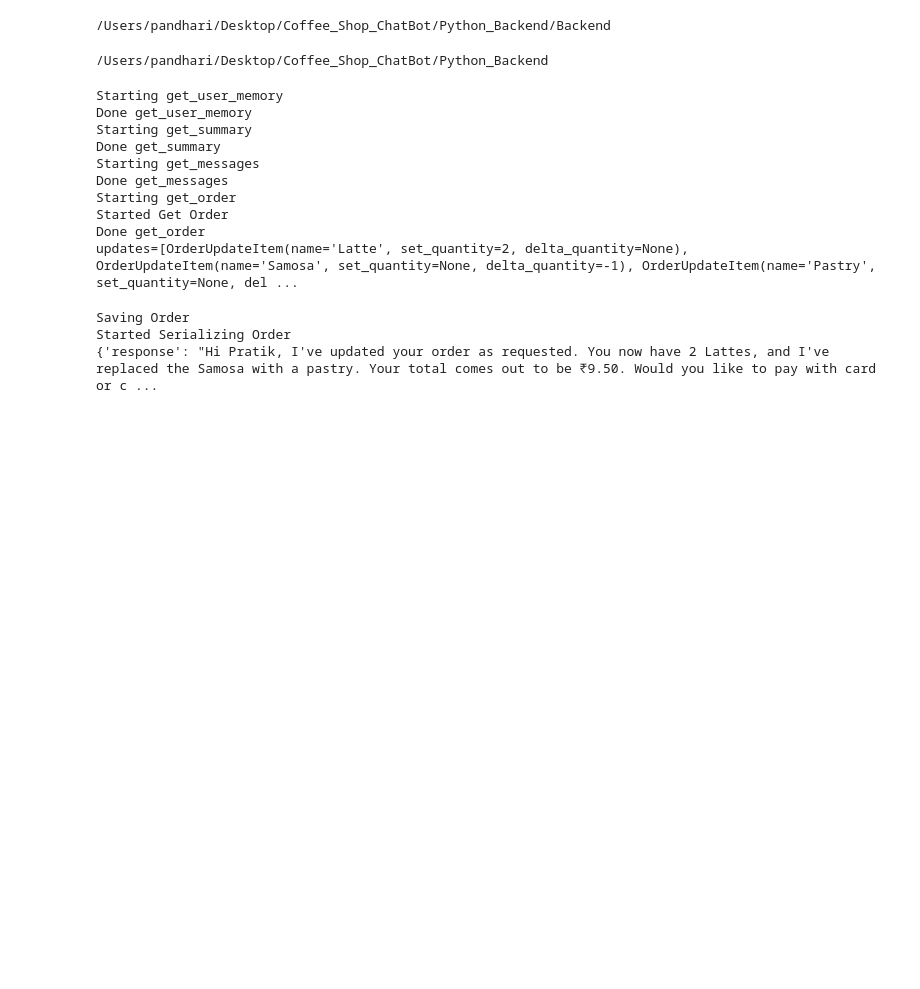
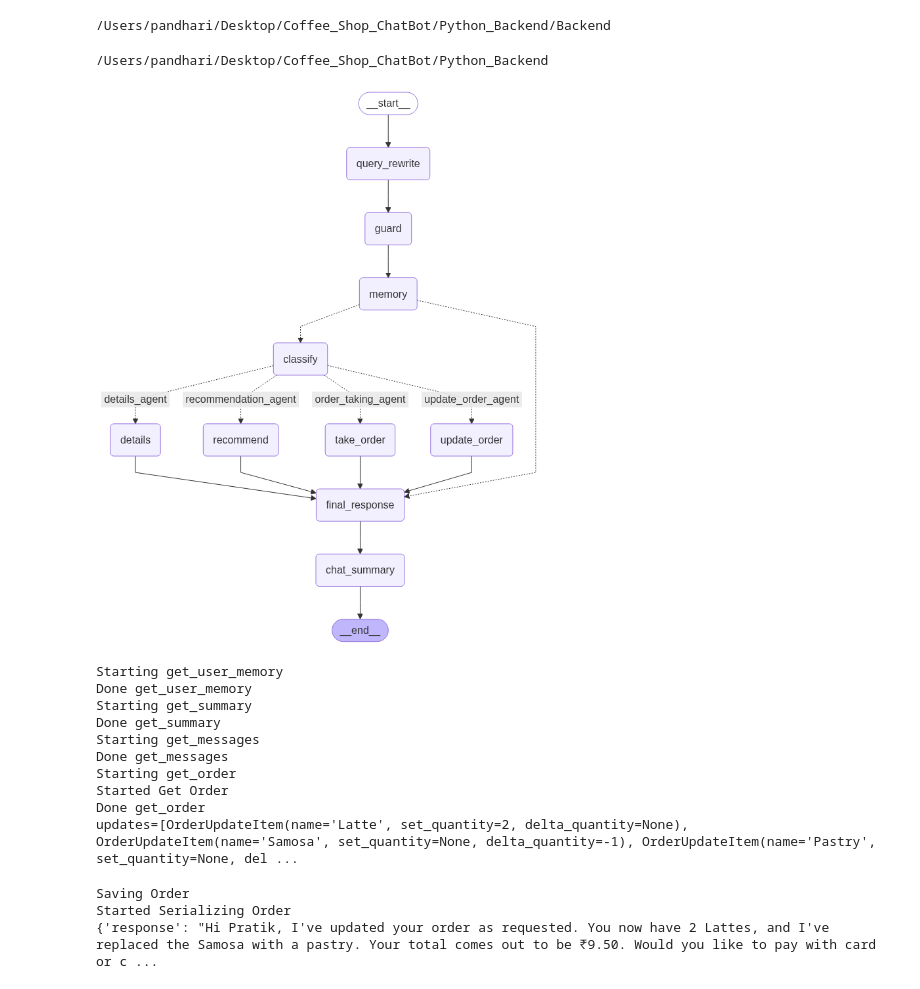
Before and after one commit to Pandharimaske/Coffee_Shop_ChatBot, a Jupyter notebook: Python_Backend/Backend/experiments/temp.ipynb, the cells around one changed output. Saved outputs shown, nothing was run; the diff lists cells and outputs as text; code cells hidden in the pictures; blank space fills up the shorter version.

```diff
--- a/Python_Backend/Backend/experiments/temp.ipynb
+++ b/Python_Backend/Backend/experiments/temp.ipynb
@@ -15,11 +15,13 @@ print(os.getcwd())
 # %% [output]
 /Users/pandhari/Desktop/Coffee_Shop_ChatBot/Python_Backend
 # %%
-# from Backend.graph.coffee_shop_graph import build_coffee_shop_graph
-# build = build_coffee_shop_graph()
+from Backend.graph.coffee_shop_graph import build_coffee_shop_graph
+build = build_coffee_shop_graph()
 # %%
-# from IPython.display import Image , display
-# display(Image(build.get_graph(xray=True).draw_mermaid_png()))
+from IPython.display import Image , display
+display(Image(build.get_graph(xray=True).draw_mermaid_png()))
+# %% [output]
+[figure, added]
 # %%
 # from Backend.utils.memory_manager import get_user_memory
 # from Backend.utils.summary_memory import get_summary , get_messages
```
Also changed, not shown: parts of 8 cells of this notebook, 2 other files.
